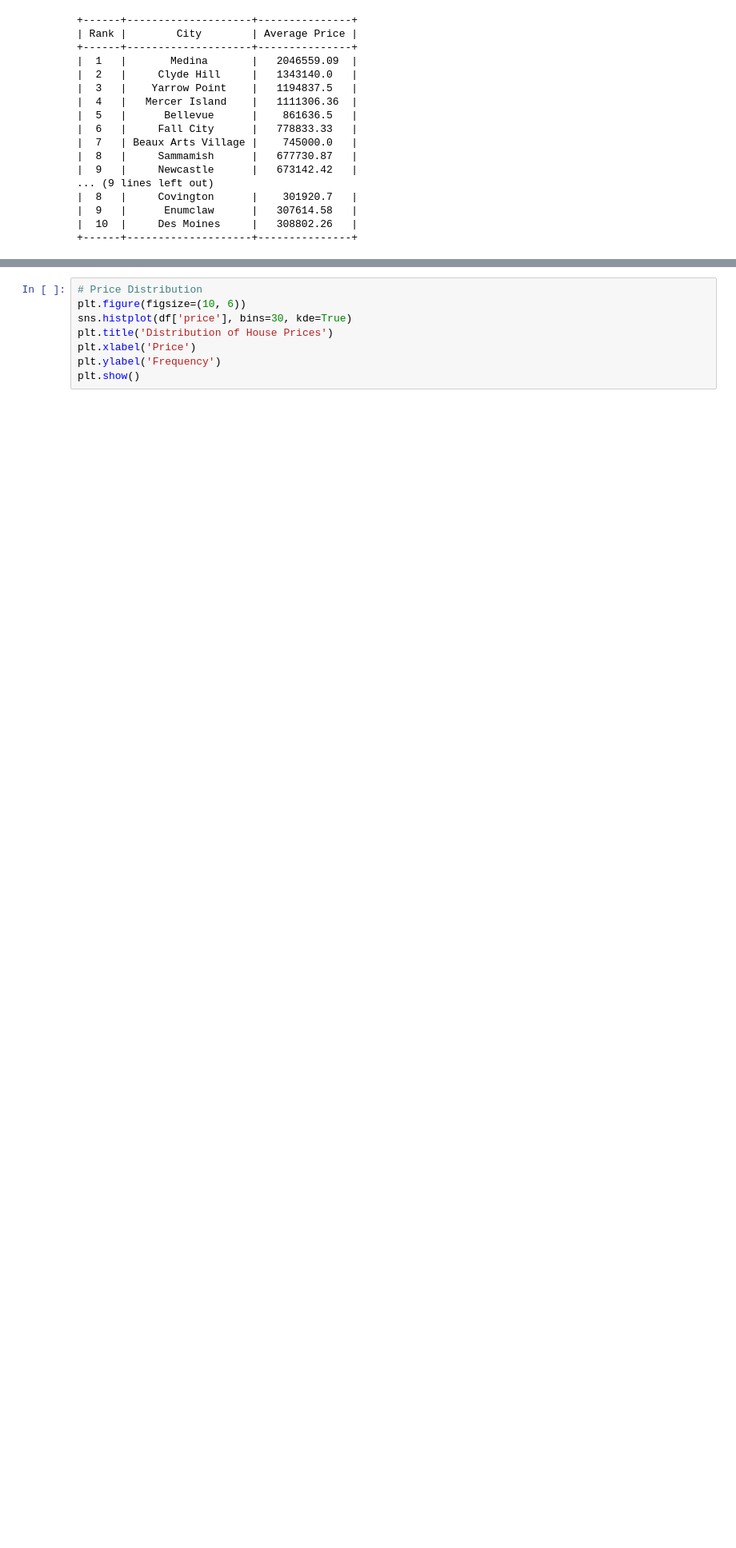
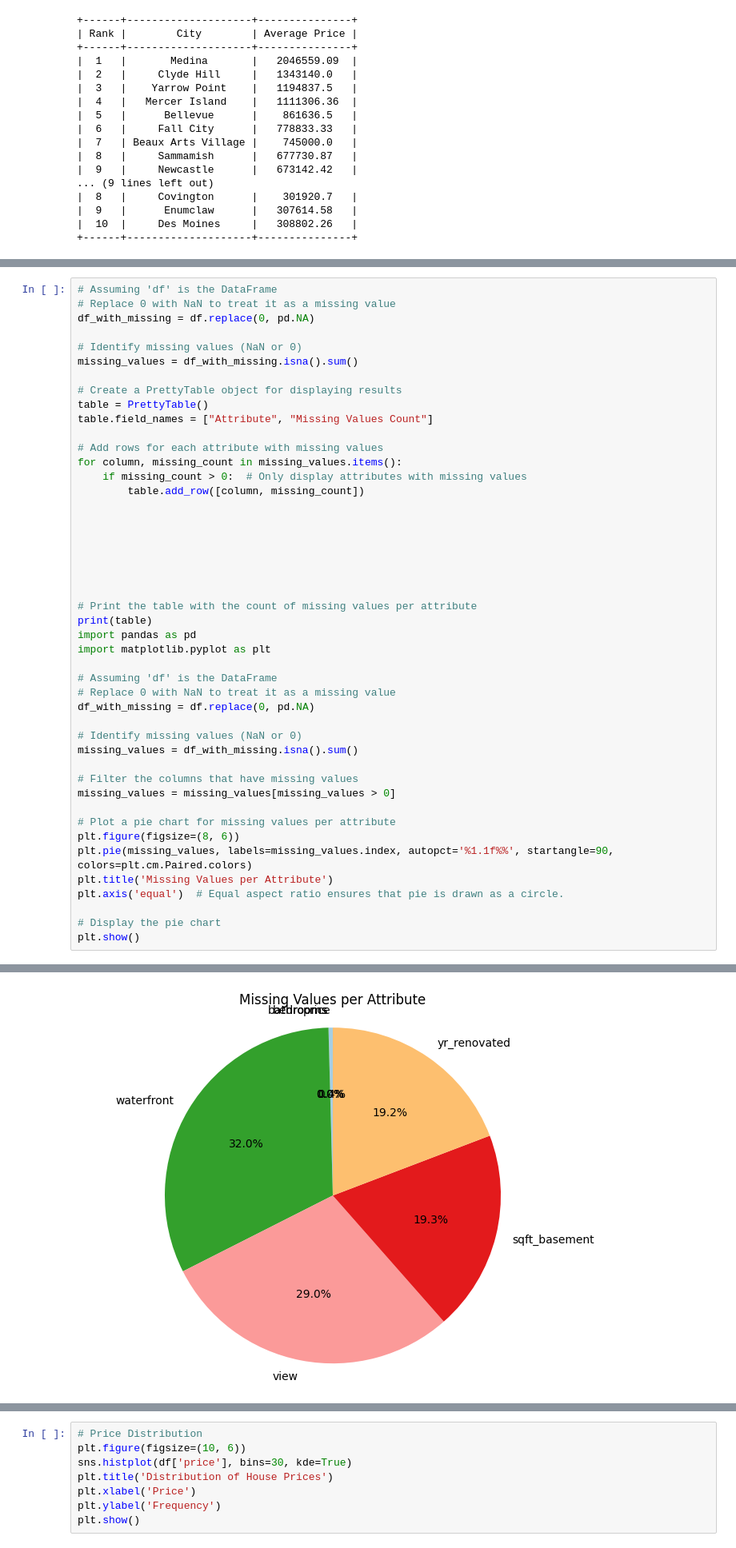
Before and after one commit to otienomaurice1/Getting_Into_Business, a Jupyter notebook: Getting_into_Business.ipynb, the cells around one changed output, grey strips where cells are left out. Shown: that part at 80% size. Saved outputs shown, nothing was run; the diff lists cells and outputs as text; blank space fills up the shorter version.

```diff
--- a/Getting_into_Business.ipynb
+++ b/Getting_into_Business.ipynb
@@ -398,0 +492,47 @@ This block of code identifies whether or not the dataset contains missing values
+# %%
+# Assuming 'df' is the DataFrame
+# Replace 0 with NaN to treat it as a missing value
+df_with_missing = df.replace(0, pd.NA)
+
+# Identify missing values (NaN or 0)
+missing_values = df_with_missing.isna().sum()
+
+# Create a PrettyTable object for displaying results
+table = PrettyTable()
+table.field_names = ["Attribute", "Missing Values Count"]
+
+# Add rows for each attribute with missing values
+for column, missing_count in missing_values.items():
+    if missing_count > 0:  # Only display attributes with missing values
+        table.add_row([column, missing_count])
+
+
+
+
+
+
+
+# Print the table with the count of missing values per attribute
+print(table)
+import pandas as pd
+import matplotlib.pyplot as plt
+
+# Assuming 'df' is the DataFrame
+# Replace 0 with NaN to treat it as a missing value
+df_with_missing = df.replace(0, pd.NA)
+
+# Identify missing values (NaN or 0)
+missing_values = df_with_missing.isna().sum()
+
+# Filter the columns that have missing values
+missing_values = missing_values[missing_values > 0]
+
+# Plot a pie chart for missing values per attribute
+plt.figure(figsize=(8, 6))
+plt.pie(missing_values, labels=missing_values.index, autopct='%1.1f%%', startangle=90, colors=plt.cm.Paired.colors)
+plt.title('Missing Values per Attribute')
+plt.axis('equal')  # Equal aspect ratio ensures that pie is drawn as a circle.
+
+# Display the pie chart
+plt.show()
+# %% [output]
@@ -399,3 +550,4 @@ This block of code identifies whether or not the dataset contains missing values
+[figure, added]
 # %%
 # Identify Missing Values
 missing_values = df.isnull().sum()
```
Also changed, not shown: parts of 8 cells of this notebook.
